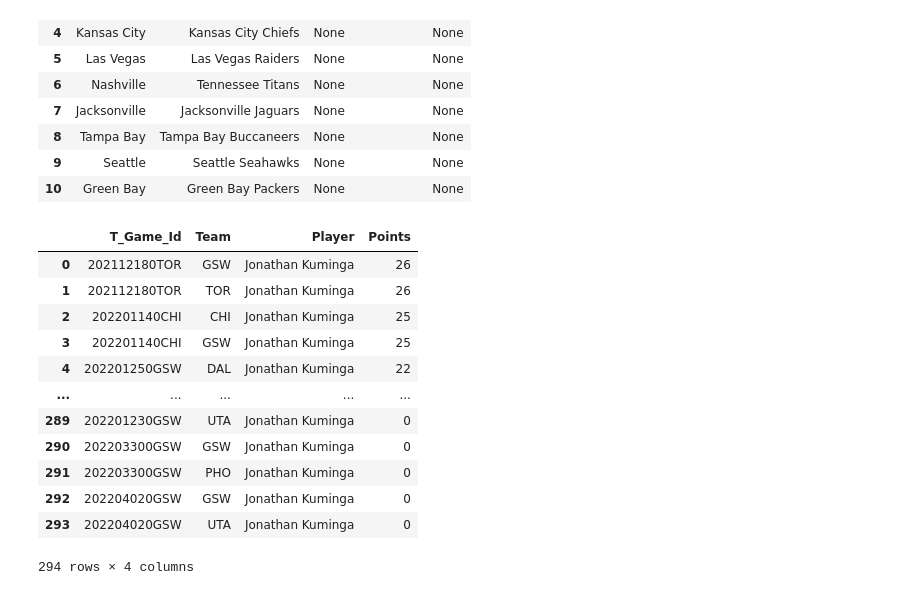
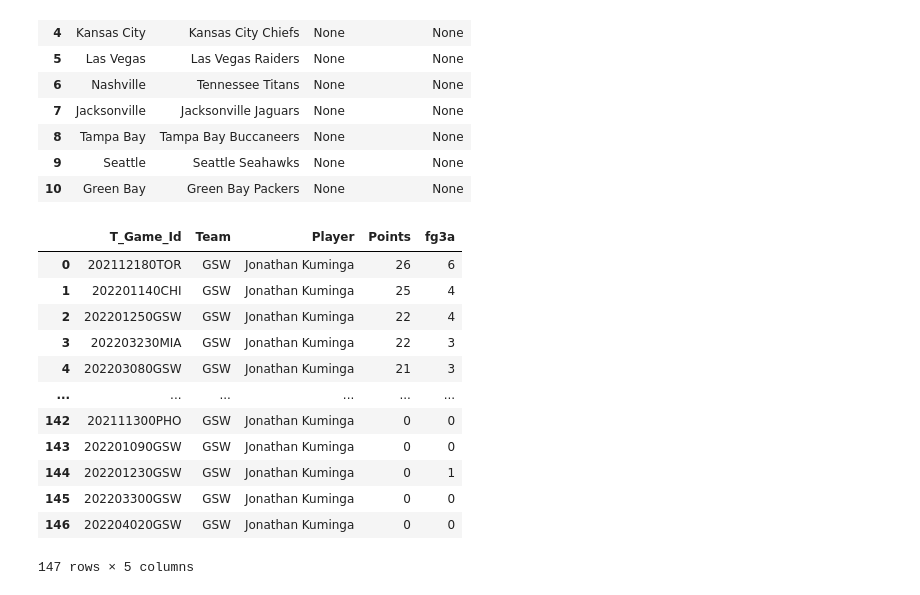
Before and after one commit to meesuny/contrans, a Jupyter notebook: examples/nba_example.ipynb, the cells around one changed output. Cells and saved outputs as stored; diff of their text form; code cells hidden in the pictures.

Commit message:
Fixed SQL and did some common table expressions

```diff
--- a/examples/nba_example.ipynb
+++ b/examples/nba_example.ipynb
@@ -459,29 +459,30 @@ pd.read_sql(myquery, sportsteams)
 # %%
 myquery = '''
 select
     t.game_id as T_Game_Id,
-    team_abbrev as Team,
+    t.team_abbrev as Team,
     player as Player,
-    pts as Points
+    pts as Points,
+    pg.fg3a --as 3PtsAttempted
 from team_game t
-inner join player_game pg on t.game_id = pg.game_id
+inner join player_game pg on t.game_id = pg.game_id and t.team_abbrev = pg.team_abbrev
 inner join players p on pg.player_id = p.player_id
 where player like 'j% k%'
 order by pts desc --, player, team
 --limit 10 --offset 5
 '''
 pd.read_sql(myquery, nba_db)
 # %% [output]
-|  | T_Game_Id | Team | Player | Points |
-| 0 | 202112180TOR | GSW | Jonathan Kuminga | 26 |
-| 1 | 202112180TOR | TOR | Jonathan Kuminga | 26 |
-| 2 | 202201140CHI | CHI | Jonathan Kuminga | 25 |
-| 3 | 202201140CHI | GSW | Jonathan Kuminga | 25 |
-| 4 | 202201250GSW | DAL | Jonathan Kuminga | 22 |
-| ... | ... | ... | ... | ... |
-| 289 | 202201230GSW | UTA | Jonathan Kuminga | 0 |
-| 290 | 202203300GSW | GSW | Jonathan Kuminga | 0 |
-| 291 | 202203300GSW | PHO | Jonathan Kuminga | 0 |
-| 292 | 202204020GSW | GSW | Jonathan Kuminga | 0 |
-| 293 | 202204020GSW | UTA | Jonathan Kuminga | 0 |
+|  | T_Game_Id | Team | Player | Points | fg3a |
+| 0 | 202112180TOR | GSW | Jonathan Kuminga | 26 | 6 |
+| 1 | 202201140CHI | GSW | Jonathan Kuminga | 25 | 4 |
+| 2 | 202201250GSW | GSW | Jonathan Kuminga | 22 | 4 |
+| 3 | 202203230MIA | GSW | Jonathan Kuminga | 22 | 3 |
+| 4 | 202203080GSW | GSW | Jonathan Kuminga | 21 | 3 |
+| ... | ... | ... | ... | ... | ... |
+| 142 | 202111300PHO | GSW | Jonathan Kuminga | 0 | 0 |
+| 143 | 202201090GSW | GSW | Jonathan Kuminga | 0 | 0 |
+| 144 | 202201230GSW | GSW | Jonathan Kuminga | 0 | 1 |
+| 145 | 202203300GSW | GSW | Jonathan Kuminga | 0 | 0 |
+| 146 | 202204020GSW | GSW | Jonathan Kuminga | 0 | 0 |
-294 rows × 4 columns
+147 rows × 5 columns
```
Also changed, not shown: parts of 13 cells of this notebook, 3 other files.
